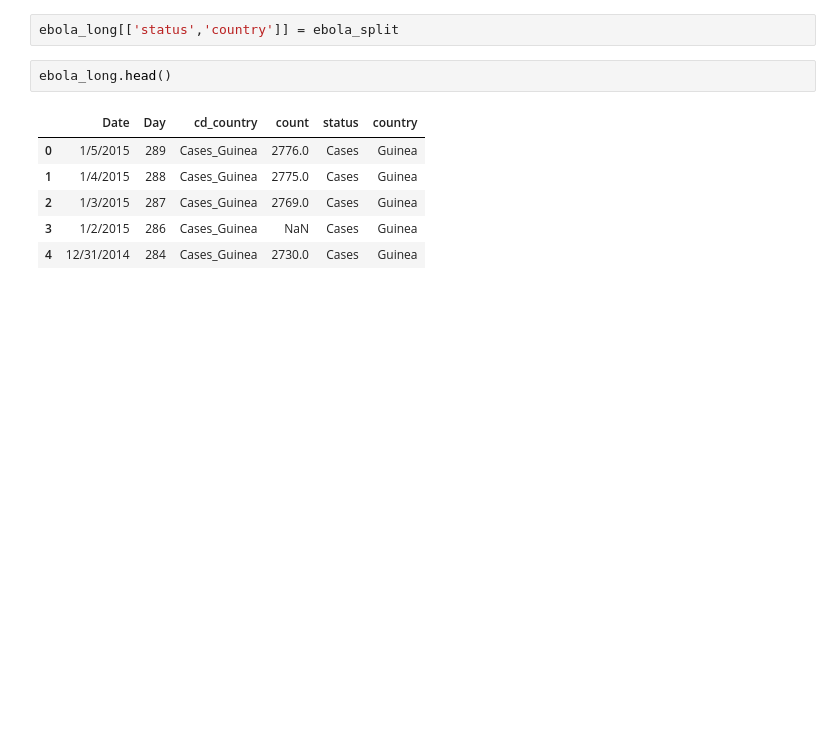
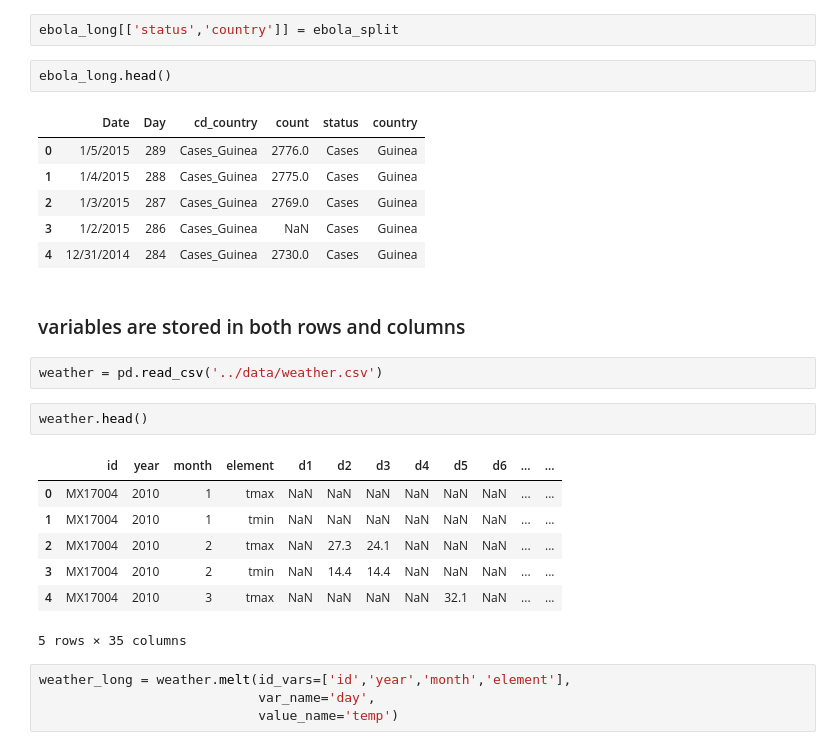
Before and after one commit to ChrisHSKim/python_for_everyone, a Jupyter notebook: notebooks/python with pandas.ipynb, the cells around one changed output. Cells and saved outputs as stored; diff of their text form; blank space fills up the shorter version.

```diff
--- a/notebooks/python with pandas.ipynb
+++ b/notebooks/python with pandas.ipynb
@@ -473,3 +473,21 @@ ebola_long.head()
 | 2 | 1/3/2015 | 287 | Cases_Guinea | 2769.0 | Cases | Guinea |
 | 3 | 1/2/2015 | 286 | Cases_Guinea | NaN | Cases | Guinea |
 | 4 | 12/31/2014 | 284 | Cases_Guinea | 2730.0 | Cases | Guinea |
+# %% [markdown]
+### variables are stored in both rows and columns
+# %%
+weather = pd.read_csv('../data/weather.csv')
+# %%
+weather.head()
+# %% [output]
+|  | id | year | month | element | d1 | d2 | d3 | d4 | d5 | d6 | ... | ... |
+| 0 | MX17004 | 2010 | 1 | tmax | NaN | NaN | NaN | NaN | NaN | NaN | ... | ... |
+| 1 | MX17004 | 2010 | 1 | tmin | NaN | NaN | NaN | NaN | NaN | NaN | ... | ... |
+| 2 | MX17004 | 2010 | 2 | tmax | NaN | 27.3 | 24.1 | NaN | NaN | NaN | ... | ... |
+| 3 | MX17004 | 2010 | 2 | tmin | NaN | 14.4 | 14.4 | NaN | NaN | NaN | ... | ... |
+| 4 | MX17004 | 2010 | 3 | tmax | NaN | NaN | NaN | NaN | 32.1 | NaN | ... | ... |
+5 rows × 35 columns
+# %%
+weather_long = weather.melt(id_vars=['id','year','month','element'],
+                            var_name='day',
+                            value_name='temp')
```
Also changed, not shown: parts of 2 cells of this notebook.
